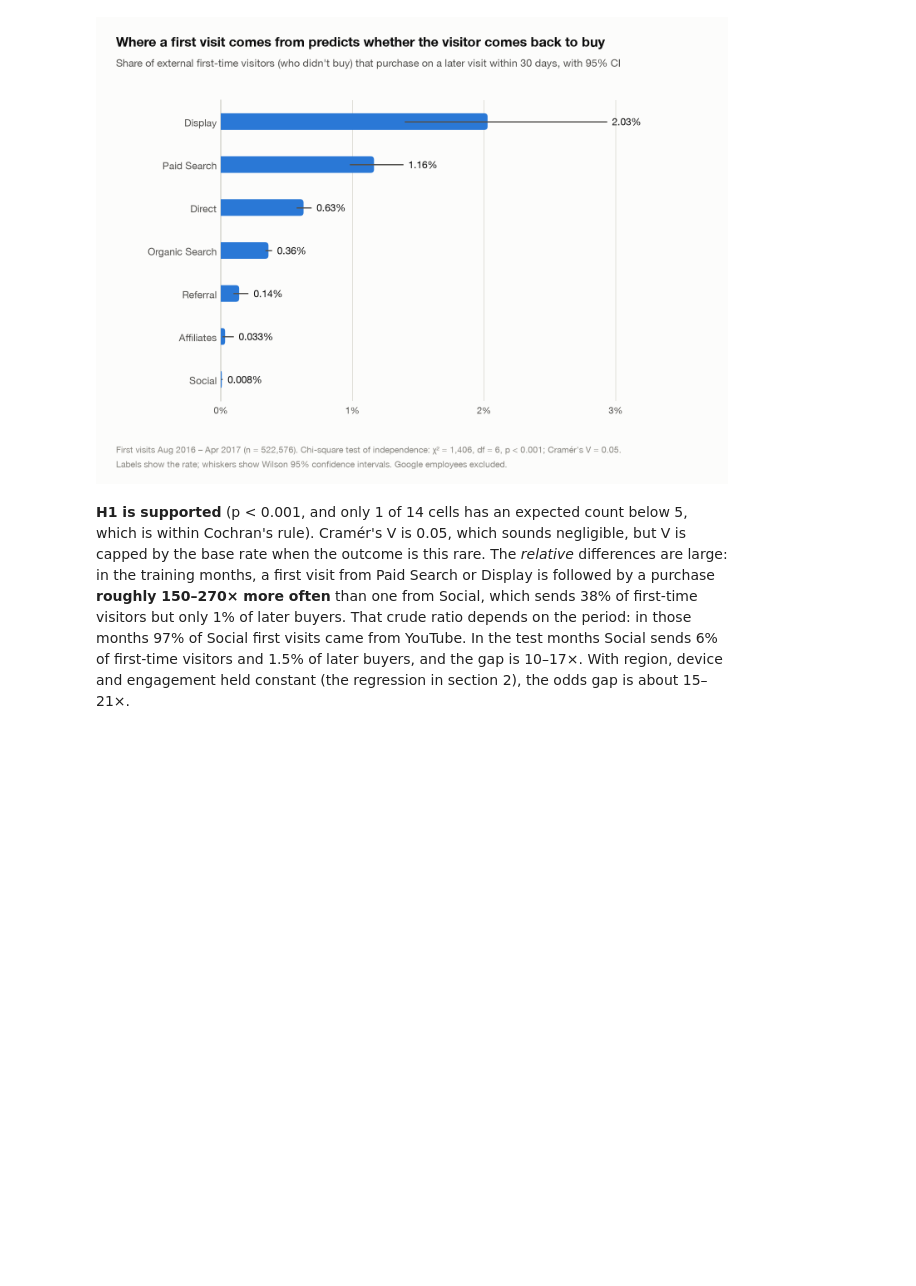
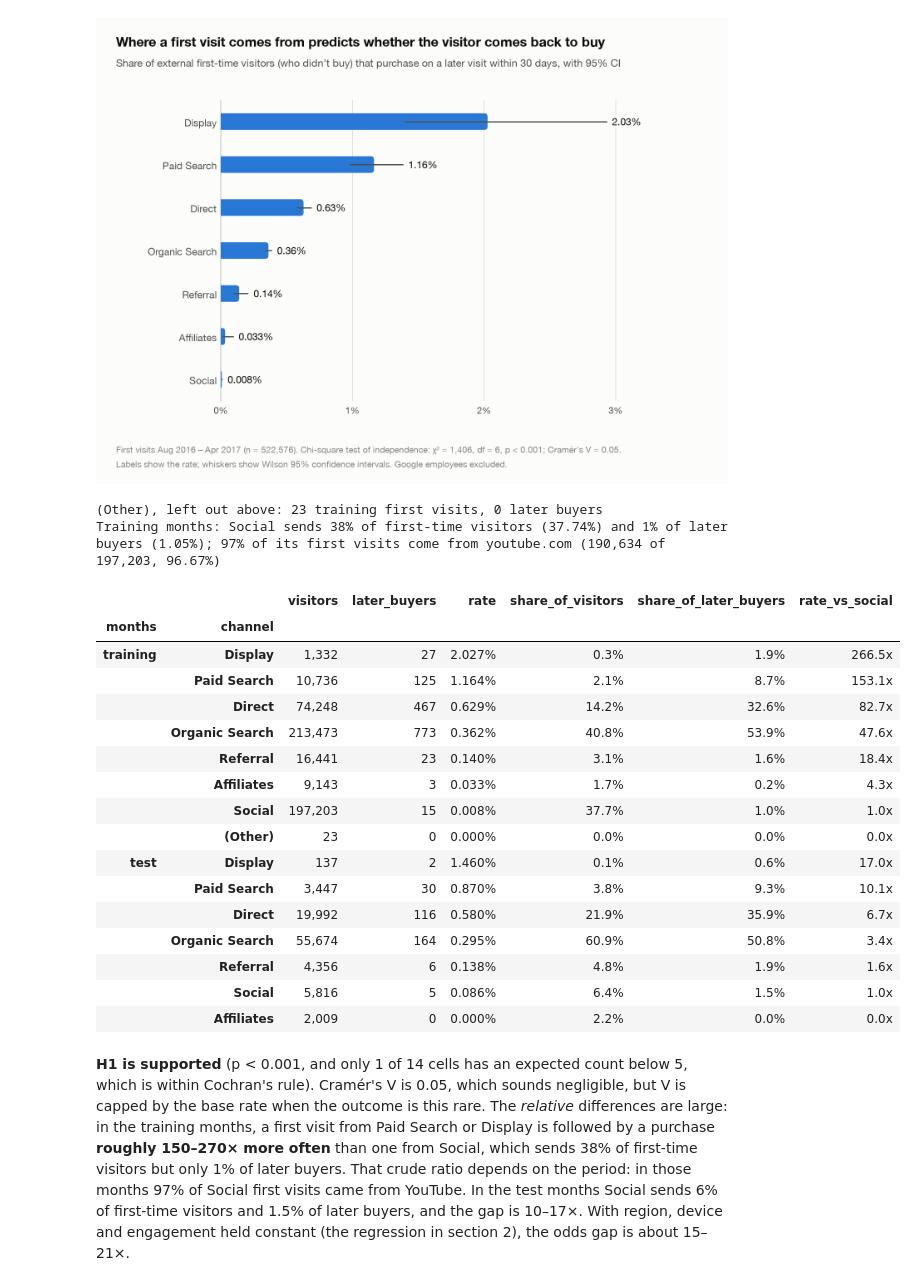
Before and after one commit to Pann13223029/merch-store-marketing-case-study, a Jupyter notebook: notebooks/04_analyze_remarketing.ipynb, the cells around one changed output. Drawn from its saved outputs; the diff is of its cells as text; code cells hidden in the pictures; blank space fills up the shorter version.

```diff
--- a/notebooks/04_analyze_remarketing.ipynb
+++ b/notebooks/04_analyze_remarketing.ipynb
@@ -99,6 +99,47 @@ fig = viz.rate_with_ci_chart(
 viz.show_saved(fig, ROOT / "reports/figures/h1_return_rate_by_channel.png")
 # %% [output]
 [figure]
+# %%
+# The channel mix behind the ratios below: (Other), Social's YouTube share, and each period's rates as ratios to Social
+other = train[train.channel == "(Other)"]
+print(f"(Other), left out above: {len(other)} training first visits, {int(other[LABEL].sum())} later buyers")
+social = train[train.channel == "Social"]
+social_visitors, social_buyers = len(social) / len(train), social[LABEL].sum() / train[LABEL].sum()
+youtube = social.source.eq("youtube.com")
+print(f"Training months: Social sends {social_visitors:.0%} of first-time visitors ({social_visitors:.2%}) and "
+      f"{social_buyers:.0%} of later buyers ({social_buyers:.2%}); {youtube.mean():.0%} of its first visits come from "
+      f"youtube.com ({youtube.sum():,} of {len(social):,}, {youtube.mean():.2%})")
+channel_mix = {}
+for period, d_period in [("training", train), ("test", test)]:
+    g = d_period.groupby("channel")[LABEL].agg(visitors="size", later_buyers="sum")
+    g["rate"] = g.later_buyers / g.visitors
+    g["share_of_visitors"] = g.visitors / g.visitors.sum()
+    g["share_of_later_buyers"] = g.later_buyers / g.later_buyers.sum()
+    g["rate_vs_social"] = g.rate / g.loc["Social", "rate"]
+    channel_mix[period] = g.sort_values("rate", ascending=False)
+pd.concat(channel_mix, names=["months"]).style.format({
+    "visitors": "{:,}", "later_buyers": "{:,}", "rate": "{:.3%}", "share_of_visitors": "{:.1%}",
+    "share_of_later_buyers": "{:.1%}", "rate_vs_social": "{:.1f}x"})
+# %% [output]
+(Other), left out above: 23 training first visits, 0 later buyers
+Training months: Social sends 38% of first-time visitors (37.74%) and 1% of later buyers (1.05%); 97% of its first visits come from youtube.com (190,634 of 197,203, 96.67%)
+|  |  | visitors | later_buyers | rate | share_of_visitors | share_of_later_buyers | rate_vs_social |
+| months | channel |  |  |  |  |  |  |
+| training | Display | 1,332 | 27 | 2.027% | 0.3% | 1.9% | 266.5x |
+|  | Paid Search | 10,736 | 125 | 1.164% | 2.1% | 8.7% | 153.1x |
+|  | Direct | 74,248 | 467 | 0.629% | 14.2% | 32.6% | 82.7x |
+|  | Organic Search | 213,473 | 773 | 0.362% | 40.8% | 53.9% | 47.6x |
+|  | Referral | 16,441 | 23 | 0.140% | 3.1% | 1.6% | 18.4x |
+|  | Affiliates | 9,143 | 3 | 0.033% | 1.7% | 0.2% | 4.3x |
+|  | Social | 197,203 | 15 | 0.008% | 37.7% | 1.0% | 1.0x |
+|  | (Other) | 23 | 0 | 0.000% | 0.0% | 0.0% | 0.0x |
+| test | Display | 137 | 2 | 1.460% | 0.1% | 0.6% | 17.0x |
+|  | Paid Search | 3,447 | 30 | 0.870% | 3.8% | 9.3% | 10.1x |
+|  | Direct | 19,992 | 116 | 0.580% | 21.9% | 35.9% | 6.7x |
+|  | Organic Search | 55,674 | 164 | 0.295% | 60.9% | 50.8% | 3.4x |
+|  | Referral | 4,356 | 6 | 0.138% | 4.8% | 1.9% | 1.6x |
+|  | Social | 5,816 | 5 | 0.086% | 6.4% | 1.5% | 1.0x |
+|  | Affiliates | 2,009 | 0 | 0.000% | 2.2% | 0.0% | 0.0x |
 # %% [markdown]
 **H1 is supported** (p < 0.001, and only 1 of 14 cells has an expected count below 5, which is within Cochran's rule). Cramér's V is 0.05, which sounds negligible, but V is capped by the base rate when the outcome is this rare. The *relative* differences are large: in the training months, a first visit from Paid Search or Display is followed by a purchase **roughly 150–270× more often** than one from Social, which sends 38% of first-time visitors but only 1% of later buyers. That crude ratio depends on the period: in those months 97% of Social first visits came from YouTube. In the test months Social sends 6% of first-time visitors and 1.5% of later buyers, and the gap is 10–17×. With region, device and engagement held constant (the regression in section 2), the odds gap is about 15–21×.
 # %% [markdown]
```
Also changed, not shown: parts of 7 cells of this notebook, 11 other files.
